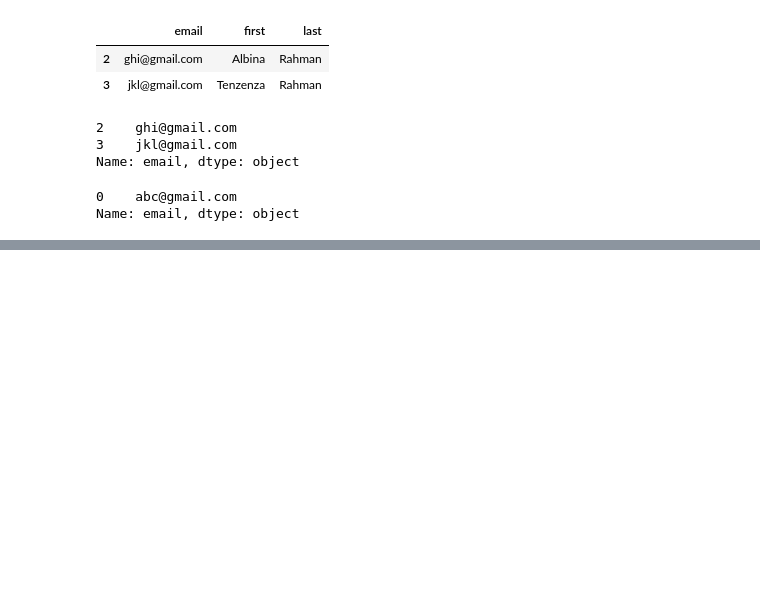
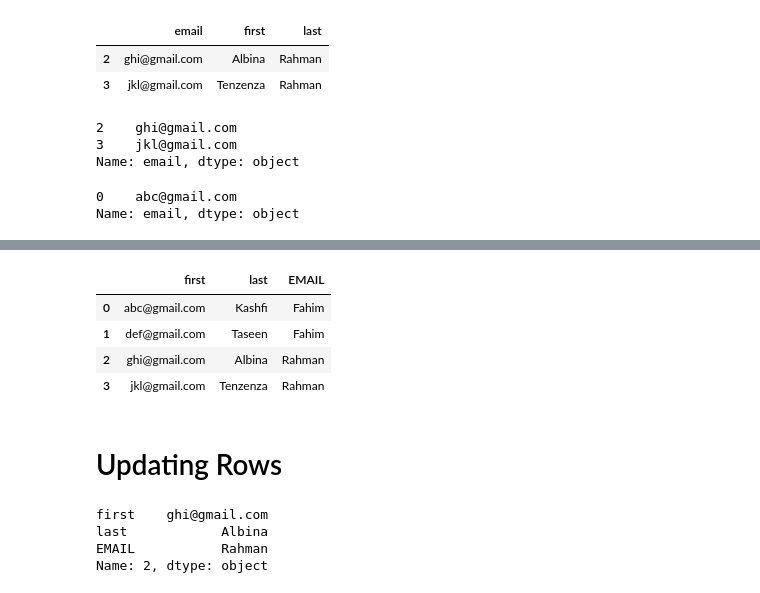
Before and after one commit to kashfifahim/PandasDemo, a Jupyter notebook: Snippets.ipynb, the cells around one changed output, grey strips where cells are left out. Cells and saved outputs as stored; diff of their text form; code cells hidden in the pictures; blank space fills up the shorter version.

```diff
--- a/Snippets.ipynb
+++ b/Snippets.ipynb
@@ -277,0 +321,18 @@ Name: email, dtype: object
+# %%
+df
+# %% [output]
+|  | first | last | EMAIL |
+| 0 | abc@gmail.com | Kashfi | Fahim |
+| 1 | def@gmail.com | Taseen | Fahim |
+| 2 | ghi@gmail.com | Albina | Rahman |
+| 3 | jkl@gmail.com | Tenzenza | Rahman |
+# %% [markdown]
+# Updating Rows
+# %%
+# grab row with index
+df.loc[2]
+# %% [output]
+first    ghi@gmail.com
+last            Albina
+EMAIL           Rahman
+Name: 2, dtype: object
```
Also changed, not shown: parts of 36 cells of this notebook, 1 other file.
